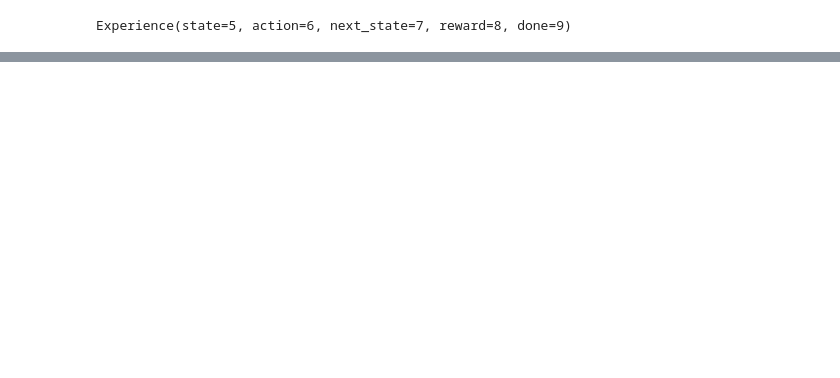
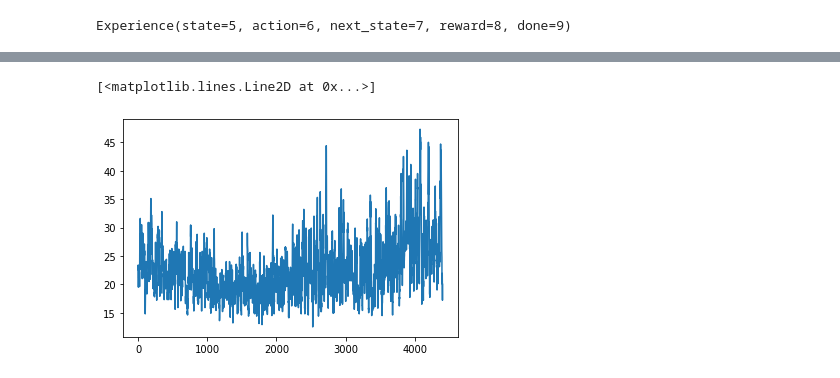
Before and after one commit to Kikumu/Reinforcement-Learning-repo, a Jupyter notebook: grokking-practice-folder/DuellingDDQN.ipynb, the cells around one changed output, grey strips where cells are left out. Saved outputs shown, nothing was run; the diff lists cells and outputs as text; code cells hidden in the pictures; blank space fills up the shorter version.

```diff
--- a/grokking-practice-folder/DuellingDDQN.ipynb
+++ b/grokking-practice-folder/DuellingDDQN.ipynb
@@ -234,0 +253,5 @@ plt.plot(y, x)
+# %%
+plt.plot(y, x)#tau 0.3, t = 50, 0.5 decay
+# %% [output]
+[<matplotlib.lines.Line2D at 0x...>]
+[figure, added]
```
Also changed, not shown: parts of 12 cells of this notebook, 2 other files.
